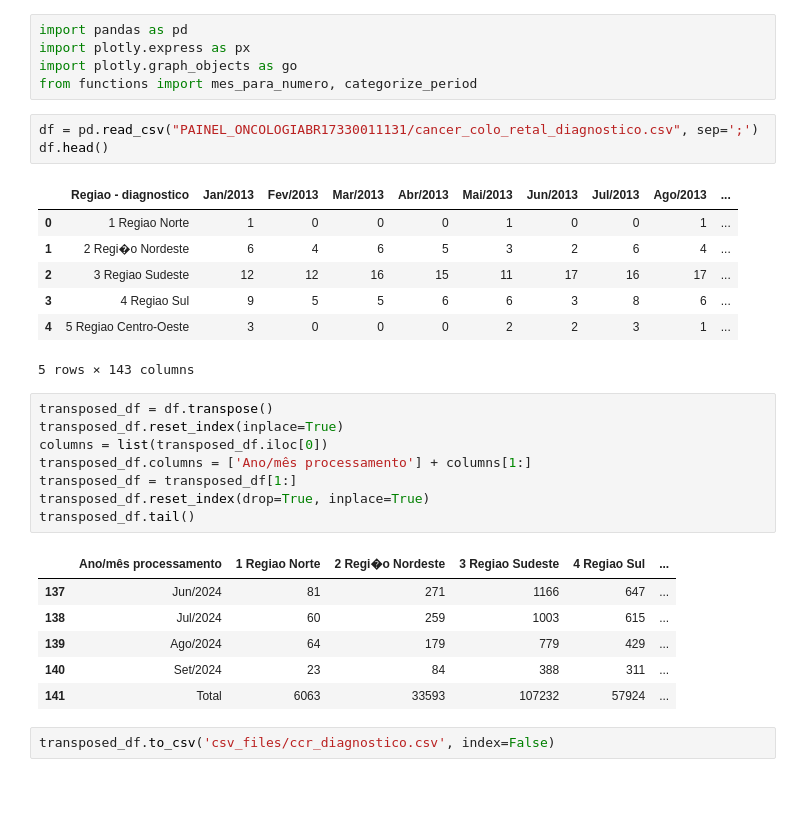
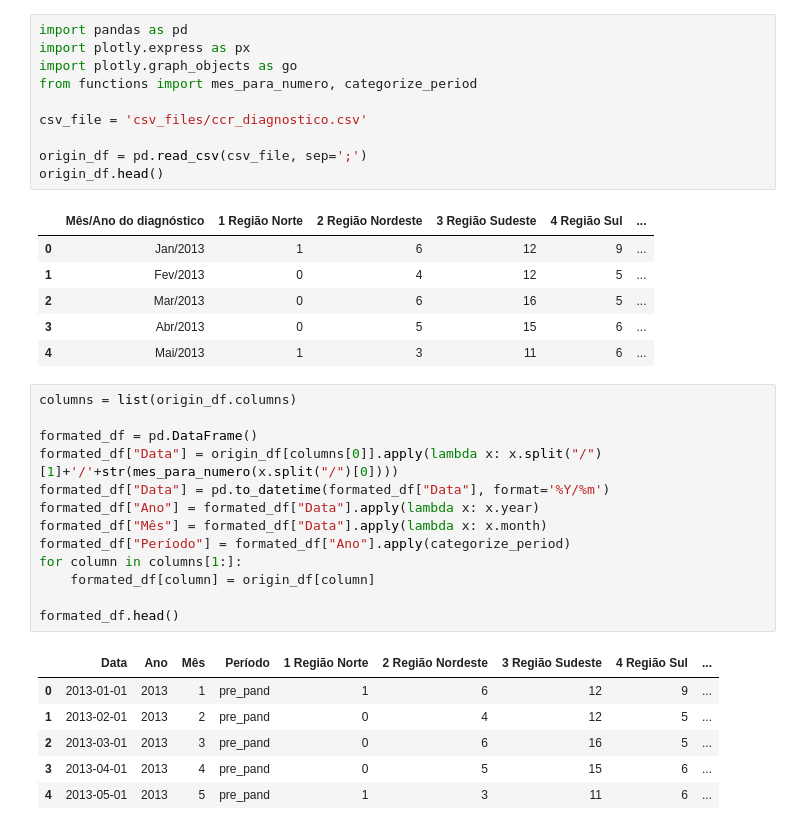
Before and after one commit to RenatoFleury/eda_data_sus, a Jupyter notebook: eda_ccr_diagnostico.ipynb, the cells around one changed output. Cells and saved outputs as stored; diff of their text form; blank space fills up the shorter version.

```diff
--- a/eda_ccr_diagnostico.ipynb
+++ b/eda_ccr_diagnostico.ipynb
@@ -3,31 +3,35 @@ import pandas as pd
 import plotly.express as px
 import plotly.graph_objects as go
 from functions import mes_para_numero, categorize_period
+
+csv_file = 'csv_files/ccr_diagnostico.csv'
+
+origin_df = pd.read_csv(csv_file, sep=';')
+origin_df.head()
+# %% [output]
+|  | Mês/Ano do diagnóstico | 1 Região Norte | 2 Região Nordeste | 3 Região Sudeste | 4 Região Sul | ... |
+| 0 | Jan/2013 | 1 | 6 | 12 | 9 | ... |
+| 1 | Fev/2013 | 0 | 4 | 12 | 5 | ... |
+| 2 | Mar/2013 | 0 | 6 | 16 | 5 | ... |
+| 3 | Abr/2013 | 0 | 5 | 15 | 6 | ... |
+| 4 | Mai/2013 | 1 | 3 | 11 | 6 | ... |
-# %%
-df = pd.read_csv("PAINEL_ONCOLOGIABR17330011131/cancer_colo_retal_diagnostico.csv", sep=';')
-df.head()
-# %% [output]
-|  | Regiao - diagnostico | Jan/2013 | Fev/2013 | Mar/2013 | Abr/2013 | Mai/2013 | Jun/2013 | Jul/2013 | Ago/2013 | ... |
-| 0 | 1 Regiao Norte | 1 | 0 | 0 | 0 | 1 | 0 | 0 | 1 | ... |
-| 1 | 2 Regi�o Nordeste | 6 | 4 | 6 | 5 | 3 | 2 | 6 | 4 | ... |
-| 2 | 3 Regiao Sudeste | 12 | 12 | 16 | 15 | 11 | 17 | 16 | 17 | ... |
-| 3 | 4 Regiao Sul | 9 | 5 | 5 | 6 | 6 | 3 | 8 | 6 | ... |
-| 4 | 5 Regiao Centro-Oeste | 3 | 0 | 0 | 0 | 2 | 2 | 3 | 1 | ... |
-5 rows × 143 columns
-# %%
-transposed_df = df.transpose()
-transposed_df.reset_index(inplace=True)
-columns = list(transposed_df.iloc[0])
-transposed_df.columns = ['Ano/mês processamento'] + columns[1:]
-transposed_df = transposed_df[1:]
-transposed_df.reset_index(drop=True, inplace=True)
-transposed_df.tail()
-# %% [output]
-|  | Ano/mês processamento | 1 Regiao Norte | 2 Regi�o Nordeste | 3 Regiao Sudeste | 4 Regiao Sul | ... |
-| 137 | Jun/2024 | 81 | 271 | 1166 | 647 | ... |
-| 138 | Jul/2024 | 60 | 259 | 1003 | 615 | ... |
-| 139 | Ago/2024 | 64 | 179 | 779 | 429 | ... |
-| 140 | Set/2024 | 23 | 84 | 388 | 311 | ... |
-| 141 | Total | 6063 | 33593 | 107232 | 57924 | ... |
-# %%
-transposed_df.to_csv('csv_files/ccr_diagnostico.csv', index=False)
+# %%
+columns = list(origin_df.columns)
+
+formated_df = pd.DataFrame()
+formated_df["Data"] = origin_df[columns[0]].apply(lambda x: x.split("/")[1]+'/'+str(mes_para_numero(x.split("/")[0])))
+formated_df["Data"] = pd.to_datetime(formated_df["Data"], format='%Y/%m')
+formated_df["Ano"] = formated_df["Data"].apply(lambda x: x.year)
+formated_df["Mês"] = formated_df["Data"].apply(lambda x: x.month)
+formated_df["Período"] = formated_df["Ano"].apply(categorize_period)
+for column in columns[1:]:
+    formated_df[column] = origin_df[column]
+
+formated_df.head()
+# %% [output]
+|  | Data | Ano | Mês | Período | 1 Região Norte | 2 Região Nordeste | 3 Região Sudeste | 4 Região Sul | ... |
+| 0 | 2013-01-01 | 2013 | 1 | pre_pand | 1 | 6 | 12 | 9 | ... |
+| 1 | 2013-02-01 | 2013 | 2 | pre_pand | 0 | 4 | 12 | 5 | ... |
+| 2 | 2013-03-01 | 2013 | 3 | pre_pand | 0 | 6 | 16 | 5 | ... |
+| 3 | 2013-04-01 | 2013 | 4 | pre_pand | 0 | 5 | 15 | 6 | ... |
+| 4 | 2013-05-01 | 2013 | 5 | pre_pand | 1 | 3 | 11 | 6 | ... |
```
Also changed, not shown: parts of 2 cells of this notebook, 16 other files.
